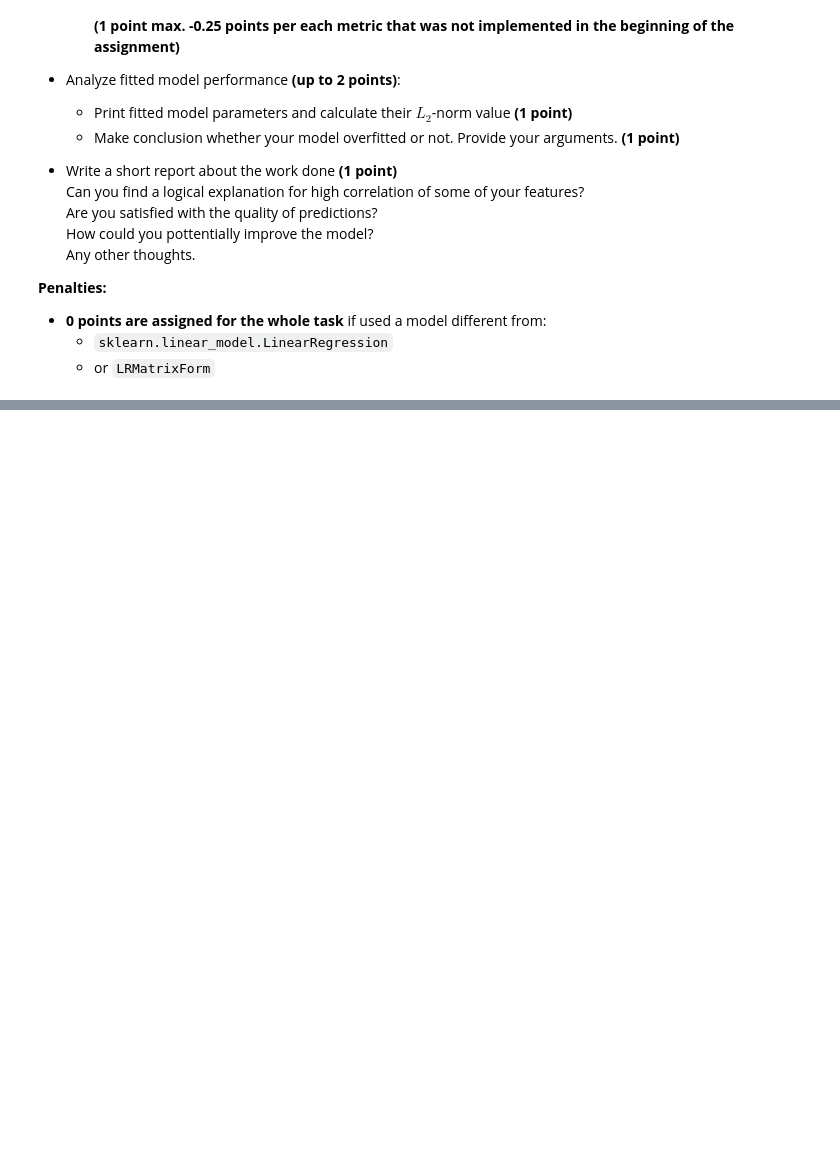
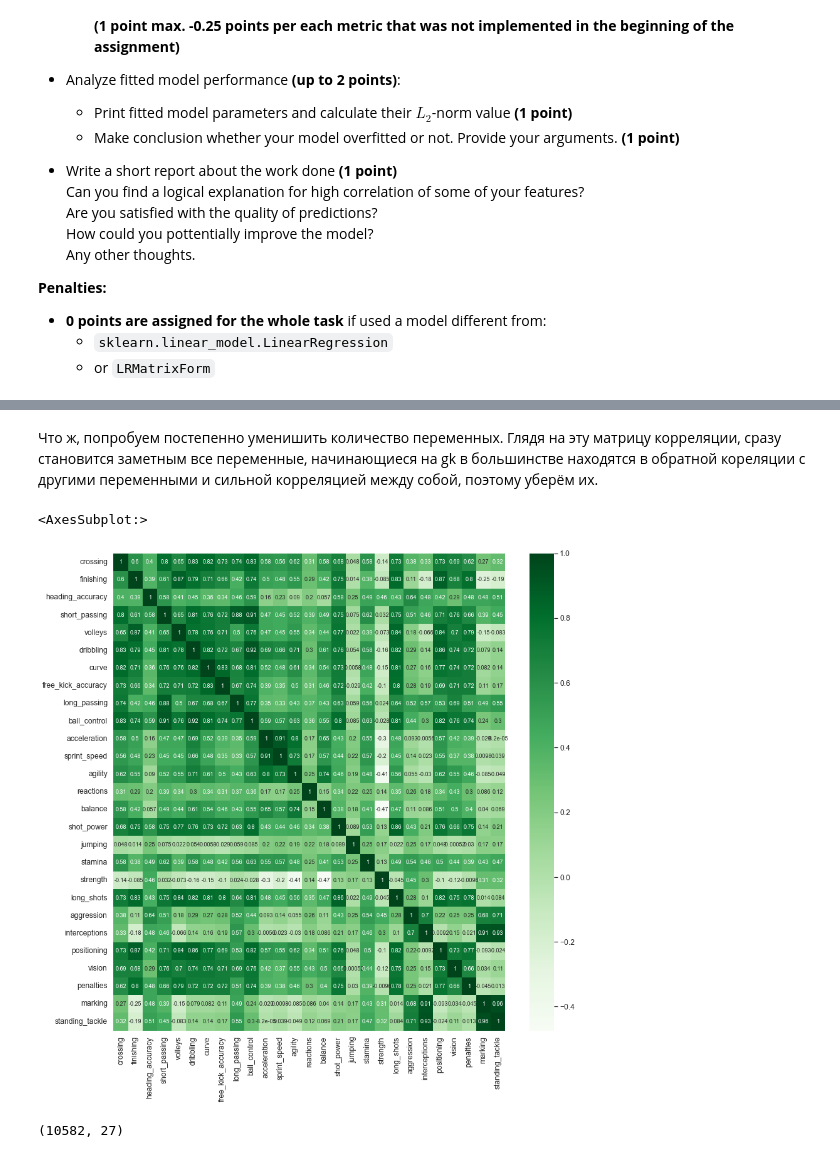
Before and after one commit to husbandwife78/linear_regression, a Jupyter notebook: linear_regression.ipynb, the cells around one changed output, grey strips where cells are left out. Saved outputs shown, nothing was run; the diff lists cells and outputs as text; code cells hidden in the pictures; blank space fills up the shorter version.

```diff
--- a/linear_regression.ipynb
+++ b/linear_regression.ipynb
@@ -1702,0 +1742,12 @@ Steps you need to follow:
+# %% [markdown]
+Что ж, попробуем постепенно уменишить количество переменных. Глядя на эту матрицу корреляции, сразу становится заметным все переменные, начинающиеся на gk в большинстве находятся в обратной кореляции с другими переменными и сильной корреляцией между собой, поэтому уберём их.
+# %%
+df_X = df_X.iloc[:,:27]
+sns.heatmap(df_X.corr(), cmap='Greens', annot=True)
+# %% [output]
+<AxesSubplot:>
+[figure, added]
+# %%
+df_X.shape
+# %% [output]
+(10582, 27)
```
Also changed, not shown: parts of 36 cells of this notebook.
